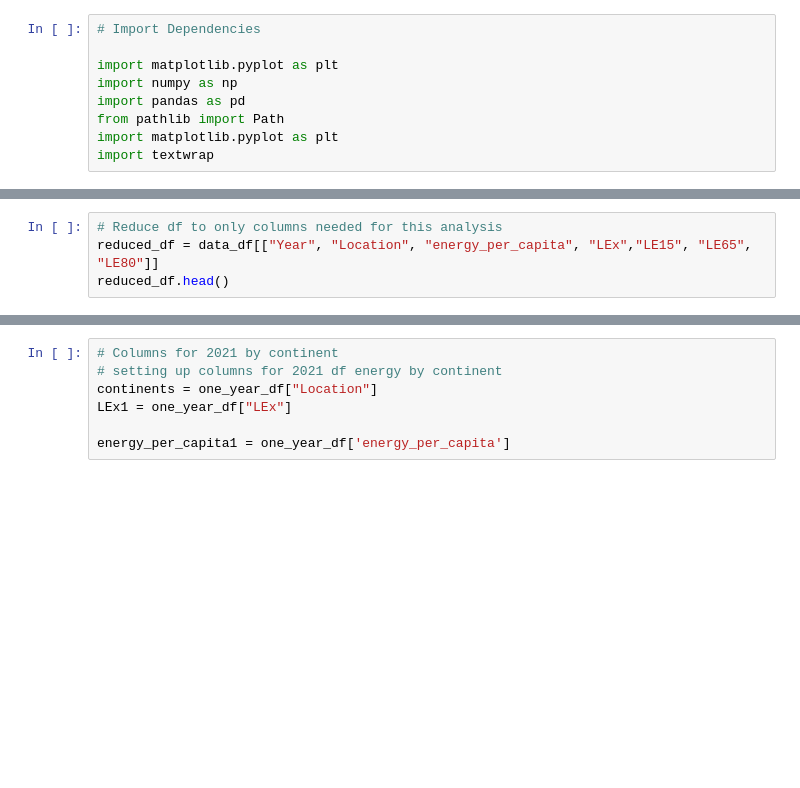
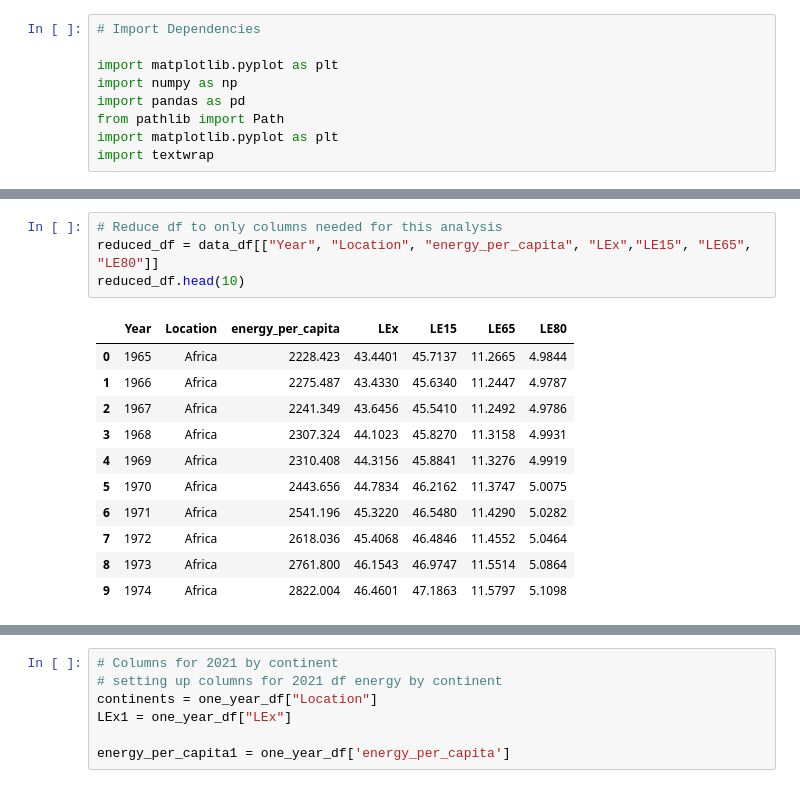
Before and after one commit to Faith-Hall/Group-Project-1, a Jupyter notebook: analysis_2.ipynb, the cells around one changed output, grey strips where cells are left out. Saved outputs shown, nothing was run; the diff lists cells and outputs as text; blank space fills up the shorter version.

```diff
--- a/analysis_2.ipynb
+++ b/analysis_2.ipynb
@@ -22,4 +29,16 @@ data_df.head()
 # %%
 # Reduce df to only columns needed for this analysis
 reduced_df = data_df[["Year", "Location", "energy_per_capita", "LEx","LE15", "LE65", "LE80"]]
-reduced_df.head()
+reduced_df.head(10)
+# %% [output]
+|  | Year | Location | energy_per_capita | LEx | LE15 | LE65 | LE80 |
+| 0 | 1965 | Africa | 2228.423 | 43.4401 | 45.7137 | 11.2665 | 4.9844 |
+| 1 | 1966 | Africa | 2275.487 | 43.4330 | 45.6340 | 11.2447 | 4.9787 |
+| 2 | 1967 | Africa | 2241.349 | 43.6456 | 45.5410 | 11.2492 | 4.9786 |
+| 3 | 1968 | Africa | 2307.324 | 44.1023 | 45.8270 | 11.3158 | 4.9931 |
+| 4 | 1969 | Africa | 2310.408 | 44.3156 | 45.8841 | 11.3276 | 4.9919 |
+| 5 | 1970 | Africa | 2443.656 | 44.7834 | 46.2162 | 11.3747 | 5.0075 |
+| 6 | 1971 | Africa | 2541.196 | 45.3220 | 46.5480 | 11.4290 | 5.0282 |
+| 7 | 1972 | Africa | 2618.036 | 45.4068 | 46.4846 | 11.4552 | 5.0464 |
+| 8 | 1973 | Africa | 2761.800 | 46.1543 | 46.9747 | 11.5514 | 5.0864 |
+| 9 | 1974 | Africa | 2822.004 | 46.4601 | 47.1863 | 11.5797 | 5.1098 |
```
Also changed, not shown: parts of 6 cells of this notebook.
